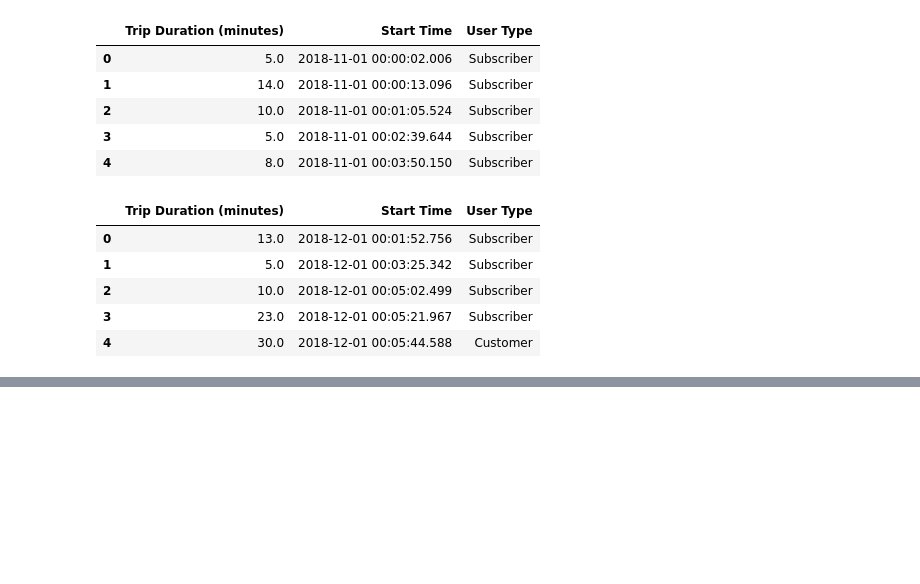
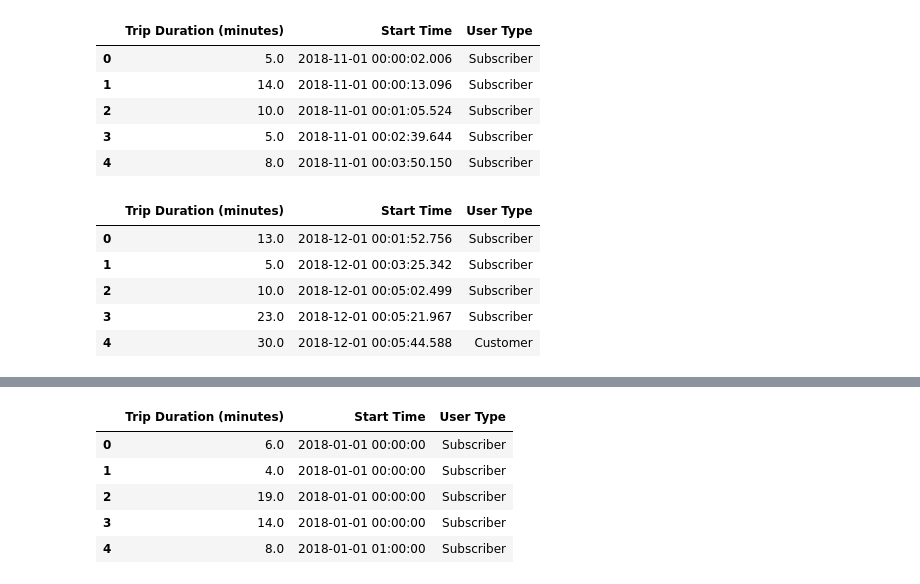
Before and after one commit to uncncsu/project-1, a Jupyter notebook: vp_br/Boston Cleaning Data.ipynb, the cells around one changed output, grey strips where cells are left out. Saved outputs shown, nothing was run; the diff lists cells and outputs as text; code cells hidden in the pictures; blank space fills up the shorter version.

```diff
--- a/vp_br/Boston Cleaning Data.ipynb
+++ b/vp_br/Boston Cleaning Data.ipynb
@@ -371,0 +324,12 @@ merged_grouped
+# %%
+merged_months = pd.concat([renamed_jan, renamed_feb, renamed_mar, renamed_apr, renamed_may, renamed_jun,
+                       renamed_jul, renamed_aug, renamed_sept, renamed_octo, renamed_nov, renamed_dec])
+merged_months['Start Time'] = merged_months['Start Time'].apply(lambda x:x.replace(minute=0, second=0, microsecond=0))
+merged_months.head()
+# %% [output]
+|  | Trip Duration (minutes) | Start Time | User Type |
+| 0 | 6.0 | 2018-01-01 00:00:00 | Subscriber |
+| 1 | 4.0 | 2018-01-01 00:00:00 | Subscriber |
+| 2 | 19.0 | 2018-01-01 00:00:00 | Subscriber |
+| 3 | 14.0 | 2018-01-01 00:00:00 | Subscriber |
+| 4 | 8.0 | 2018-01-01 01:00:00 | Subscriber |
```
Also changed, not shown: parts of 4 cells of this notebook, 5 other files.
